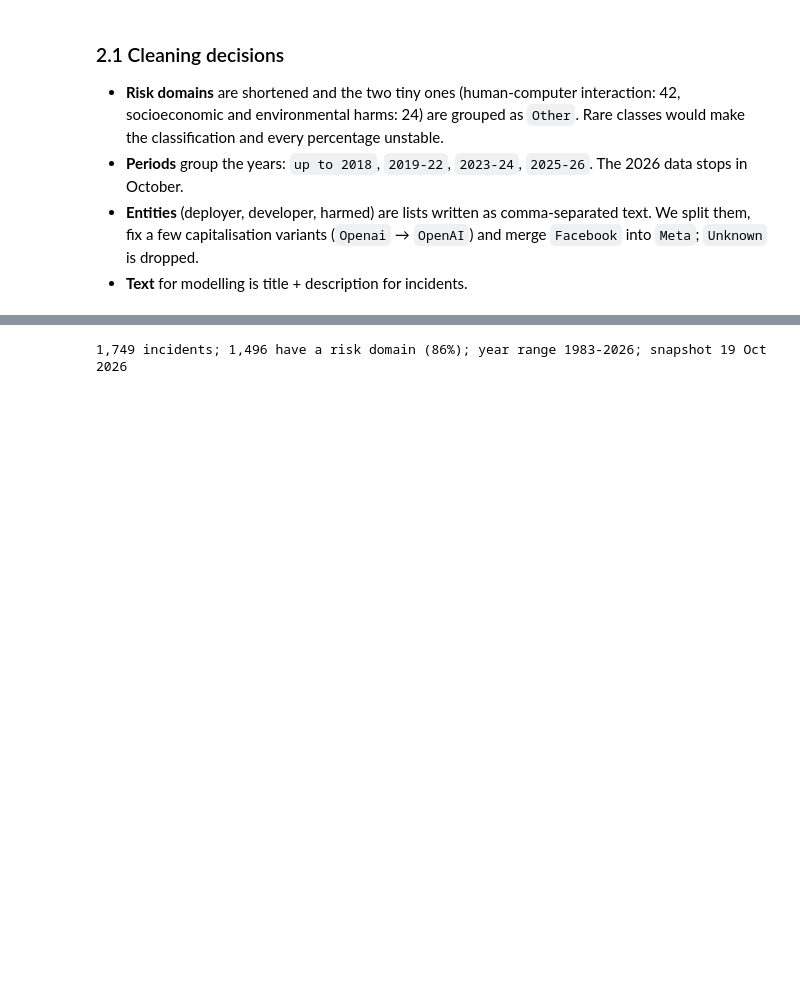
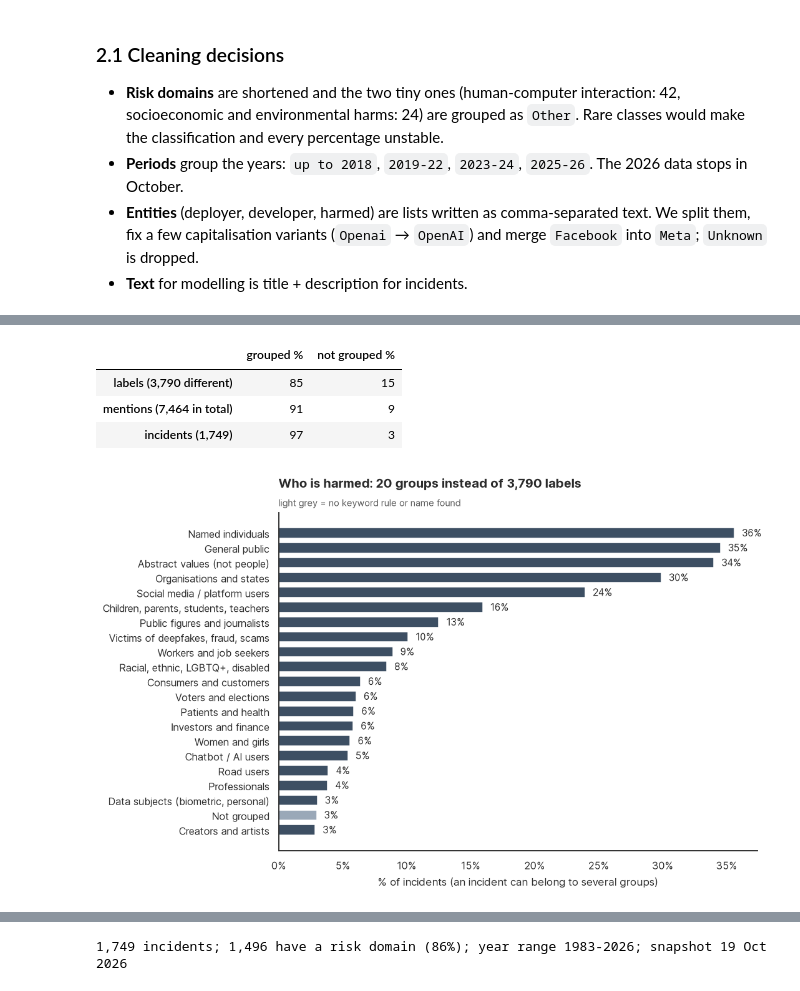
Before and after one commit to Faflon/words-association-visualization, a Jupyter notebook: ai_incidents_sdv.ipynb, the cells around one changed output, grey strips where cells are left out. Saved outputs shown, nothing was run; the diff lists cells and outputs as text; code cells hidden in the pictures; blank space fills up the shorter version.

```diff
--- a/ai_incidents_sdv.ipynb
+++ b/ai_incidents_sdv.ipynb
@@ -138,0 +634,26 @@ incidents: (1749, 59), reports: (7955, 12), entities (names only): (7507, 2)
+# %%
+# ---- NAMED INDIVIDUALS AND ORGANISATIONS: use a named-entity model (spaCy) on the labels no keyword rule matched
+import spacy
+try:
+    nlp = spacy.load("en_core_web_sm", disable=["parser", "lemmatizer"])
+except OSError:
+    from spacy.cli import download
+    download("en_core_web_sm")
+    nlp = spacy.load("en_core_web_sm", disable=["parser", "lemmatizer"])
+
+ungrouped = lab[~lab.matched]
+found = [{e.label_ for e in doc.ents} for doc in nlp.pipe(ungrouped.label, batch_size=200)]
+
+label_to_groups = dict(zip(lab.label, lab.groups))
+for label, kinds in zip(ungrouped.label, found):
+    if "PERSON" in kinds:
+        label_to_groups[label] = ["Named individuals"]
+    elif "ORG" in kinds:
+        label_to_groups[label] = ["Organisations and states"]
+
+lab["groups"] = lab.label.map(label_to_groups)
+lab["matched"] = lab.groups.map(len) > 0
+inc_groups = inc_raw["harmed"].map(lambda s: sorted({g for t in tokens(s) for g in label_to_groups.get(t, [])}))
+inc_groups = inc_groups.map(lambda g: g if g else ["Not grouped"])
+inc_raw["harmed_groups"] = inc_groups
+print(f"Examples labelled as named individuals: {', '.join(lab[lab.groups.map(lambda g: g == ['Named individuals'])].label.head(8))}")
@@ -138,0 +693,32 @@ incidents: (1749, 59), reports: (7955, 12), entities (names only): (7507, 2)
+# %%
+# ---- COVERAGE after grouping (keyword rules + named-entity model)
+coverage = pd.DataFrame({
+    "grouped %": [lab.matched.mean() * 100,
+                  lab.loc[lab.matched, "mentions"].sum() / lab.mentions.sum() * 100,
+                  inc_raw.harmed_groups.map(lambda g: g != ["Not grouped"]).mean() * 100]},
+    index=[f"labels ({len(lab):,} different)", f"mentions ({lab.mentions.sum():,} in total)", f"incidents ({len(inc_raw):,})"])
+coverage["not grouped %"] = 100 - coverage["grouped %"]
+display(coverage.round(0).astype(int))
+# %% [output]
+|  | grouped % | not grouped % |
+| labels (3,790 different) | 85 | 15 |
+| mentions (7,464 in total) | 91 | 9 |
+| incidents (1,749) | 97 | 3 |
+# %%
+# ---- HARMED GROUPS: what share of incidents involves each group?
+share = (inc_raw.harmed_groups.explode().value_counts() / len(inc_raw) * 100).sort_values()
+n_groups = share.drop("Not grouped").size
+
+fig, ax = plt.subplots(figsize=(9, 6.4))
+ax.barh(share.index, share.values, color=[CMP_B if g == "Not grouped" else CMP_A for g in share.index], height=0.7)
+for y, v in enumerate(share.values):
+    ax.text(v + 0.6, y, f"{v:.0f}%", va="center", fontsize=10)
+ax.xaxis.set_major_formatter(PercentFormatter(100, decimals=0))
+ax.set_xlabel("% of incidents (an incident can belong to several groups)")
+ax.set_title(f"Who is harmed: {n_groups} groups instead of {lab.shape[0]:,} labels")
+subtitle(ax, "light grey = no keyword rule or name found")
+ax.set_title(ax._left_title.get_text(), pad=26)
+save(fig, "00d_harmed_groups")
+plt.show()
+# %% [output]
+[figure, added]
```
Also changed, not shown: parts of 23 cells of this notebook.
